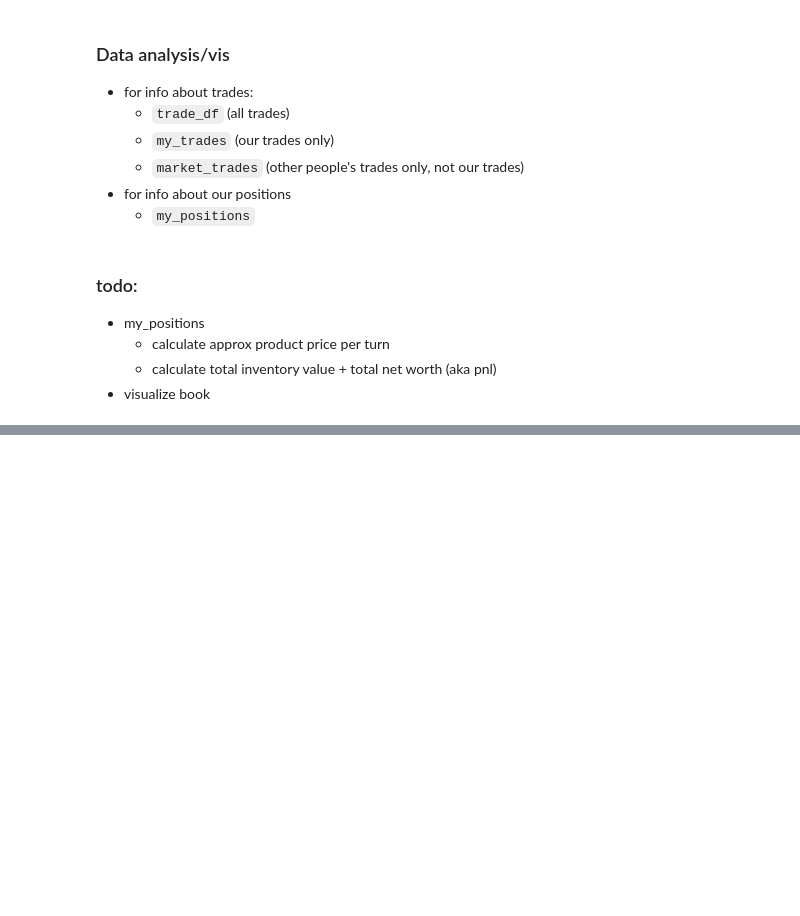
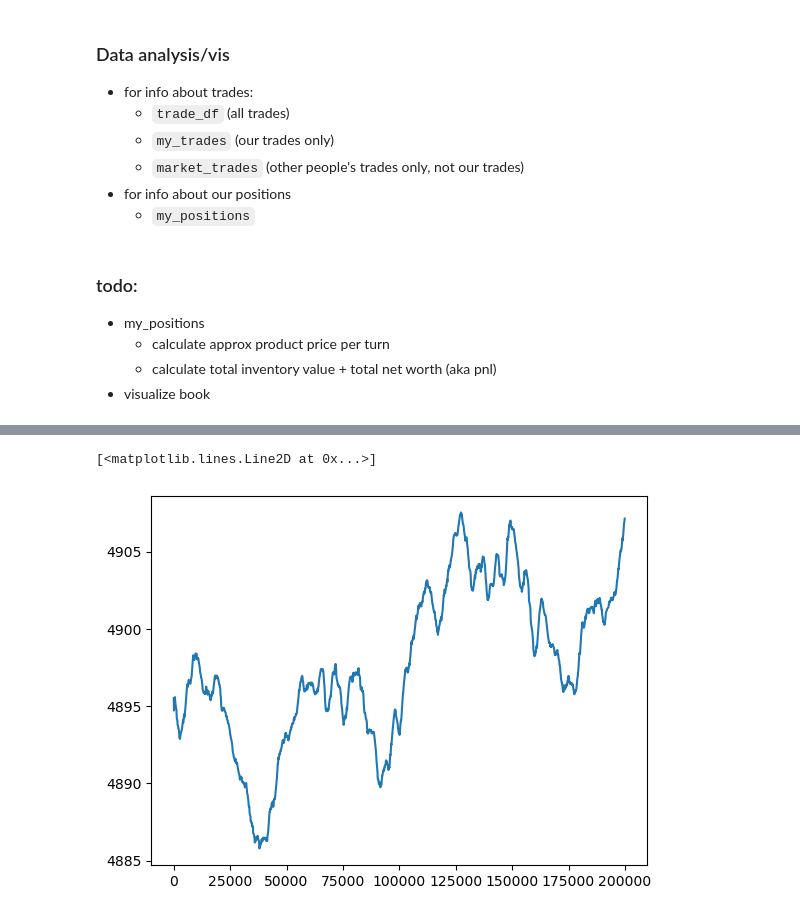
Before and after one commit to rzhan11/IMCTradingComp23, a Jupyter notebook: nbs/exploration-Copy2.ipynb, the cells around one changed output, grey strips where cells are left out. Saved outputs shown, nothing was run; the diff lists cells and outputs as text; code cells hidden in the pictures; blank space fills up the shorter version.

```diff
--- a/nbs/exploration-Copy2.ipynb
+++ b/nbs/exploration-Copy2.ipynb
@@ -297,2 +301,7 @@ book_tops
+# %%
+plt.plot(book_tops["time"], smoothed)
+# %% [output]
+[<matplotlib.lines.Line2D at 0x...>]
+[figure, added]
 # %%
 # plot trades
```
Also changed, not shown: parts of 16 cells of this notebook, 2 other files.
